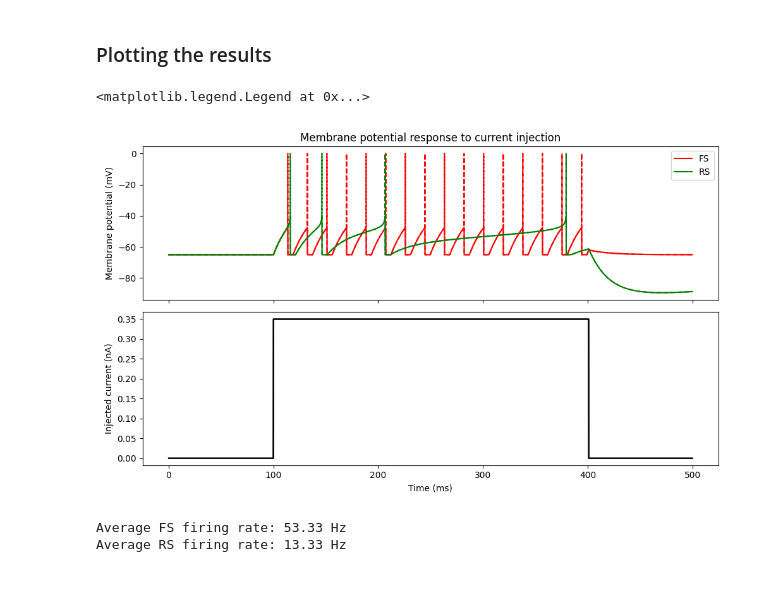
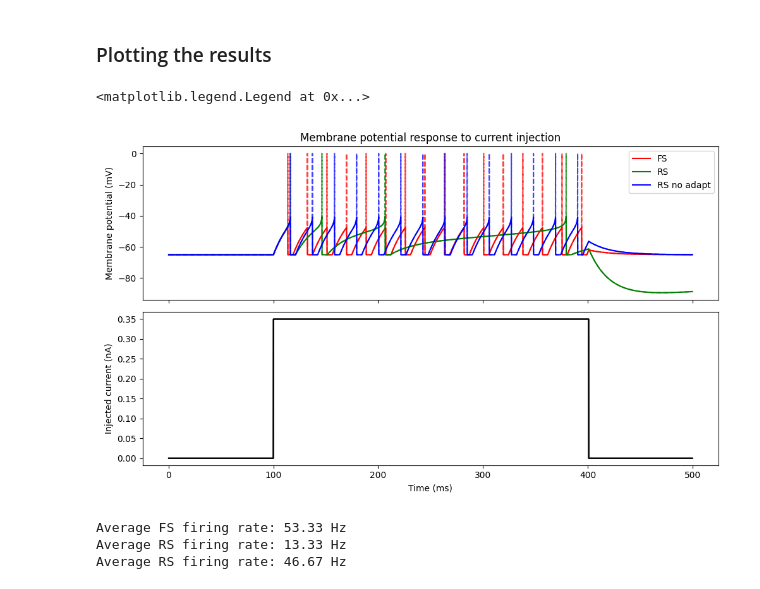
Before and after one commit to IlaCar/neuron-to-meanfield, a Jupyter notebook: single_neuron_simulation/single_neuron_current_injection.ipynb, the cells around one changed output. Drawn from its saved outputs; the diff is of its cells as text; code cells hidden in the pictures.

```diff
--- a/single_neuron_simulation/single_neuron_current_injection.ipynb
+++ b/single_neuron_simulation/single_neuron_current_injection.ipynb
@@ -91,6 +91,13 @@ G_exc = setting_simulation_Brian(idx = idx,
                                  neuron_model = neuron_model,
                                  json_file_name = os.path.join(data_folder, neuron_model + '.json'),
                                  curr_inj = current_timed_array)
+
+# We are also considering a version of RS without adaptation, such as b=0.
+neuron_model = 'RS_no_adapt'
+G_exc_no_adapt = setting_simulation_Brian(idx = idx,
+                                 neuron_model = neuron_model,
+                                 json_file_name = os.path.join(data_folder, neuron_model + '.json'),
+                                 curr_inj = current_timed_array)
 # %% [markdown]
 ### Defining the Monitors (variables to record)
 # %%
@@ -100,6 +107,9 @@ mon_spike_FS = b2.SpikeMonitor(G_inh)
 
 mon_RS = b2.StateMonitor(G_exc, ['v', 'Is'], record=True)
 mon_spike_RS = b2.SpikeMonitor(G_exc)
+
+mon_RS_no_adapt = b2.StateMonitor(G_exc_no_adapt, ['v', 'Is'], record=True)
+mon_spike_RS_no_adapt = b2.SpikeMonitor(G_exc_no_adapt)
 # %%
 # to explore what's in the Monitor, use:
 # print(dir(mon_FS))
@@ -118,29 +128,33 @@ Wall time: 2.86 s
 # %%
 fig, ax = plt.subplots(2, 1, figsize=(10, 6), sharex=True)
 
 v_RS_plot = get_pretty_voltage(mon_RS.v[0], -50)
+v_RS_no_adapt_plot = get_pretty_voltage(mon_RS_no_adapt.v[0], -50)
 v_FS_plot = get_pretty_voltage(mon_FS.v[0], -50)
 
 ax[0].plot(mon_FS.t / b2.ms, mon_FS.v[0] / b2.mV, color='red', label = 'FS')
-ax[0].plot(mon_RS.t / b2.ms, v_FS_plot / b2.mV, '--' , color='red')
+ax[0].plot(mon_RS.t / b2.ms, v_FS_plot / b2.mV, '--' , color='red', alpha=0.75)
 
 ax[0].plot(mon_RS.t / b2.ms, mon_RS.v[0] / b2.mV, color='green', label = 'RS')
-ax[0].plot(mon_RS.t / b2.ms, v_RS_plot / b2.mV, '--' , color='green')
+ax[0].plot(mon_RS.t / b2.ms, v_RS_plot / b2.mV, '--' , color='green', alpha=0.75)
+
+ax[0].plot(mon_RS_no_adapt.t / b2.ms, mon_RS_no_adapt.v[0] / b2.mV, color='blue', label = 'RS no adapt')
+ax[0].plot(mon_RS_no_adapt.t / b2.ms, v_RS_no_adapt_plot / b2.mV, '--' , color='blue', alpha=0.75)
 
 ax[0].set_ylabel('Membrane potential (mV)')
 ax[0].set_title('Membrane potential response to current injection')
 
 ax[1].plot(mon_FS.t / b2.ms, mon_FS.Is[0] / b2.nA, color='black')
 ax[1].plot(mon_RS.t / b2.ms, mon_RS.Is[0] / b2.nA, color='black') # sanity check
 
 ax[1].set_ylabel('Injected current (nA)')
 ax[1].set_xlabel('Time (ms)')
 
 plt.tight_layout()
 ax[0].legend()
 # %% [output]
 <matplotlib.legend.Legend at 0x...>
-[figure, old version]
+[figure, new version]
 # %%
 stim_duration = s_duration * b2.ms
 
@@ -151,6 +165,11 @@ print(f"Average FS firing rate: {avg_rate_FS / b2.Hz:.2f} Hz")
 n_spikes_RS = mon_spike_RS.count[0]
 avg_rate_RS = n_spikes_RS / stim_duration
 print(f"Average RS firing rate: {avg_rate_RS / b2.Hz:.2f} Hz")
+
+n_spikes_RS_no_adapt = mon_spike_RS_no_adapt.count[0]
+avg_rate_RS_no_adapt = n_spikes_RS_no_adapt / stim_duration
+print(f"Average RS firing rate: {avg_rate_RS_no_adapt / b2.Hz:.2f} Hz")
 # %% [output]
 Average FS firing rate: 53.33 Hz
 Average RS firing rate: 13.33 Hz
+Average RS firing rate: 46.67 Hz
```
Also changed, not shown: parts of 1 cell of this notebook, 3 other files.
